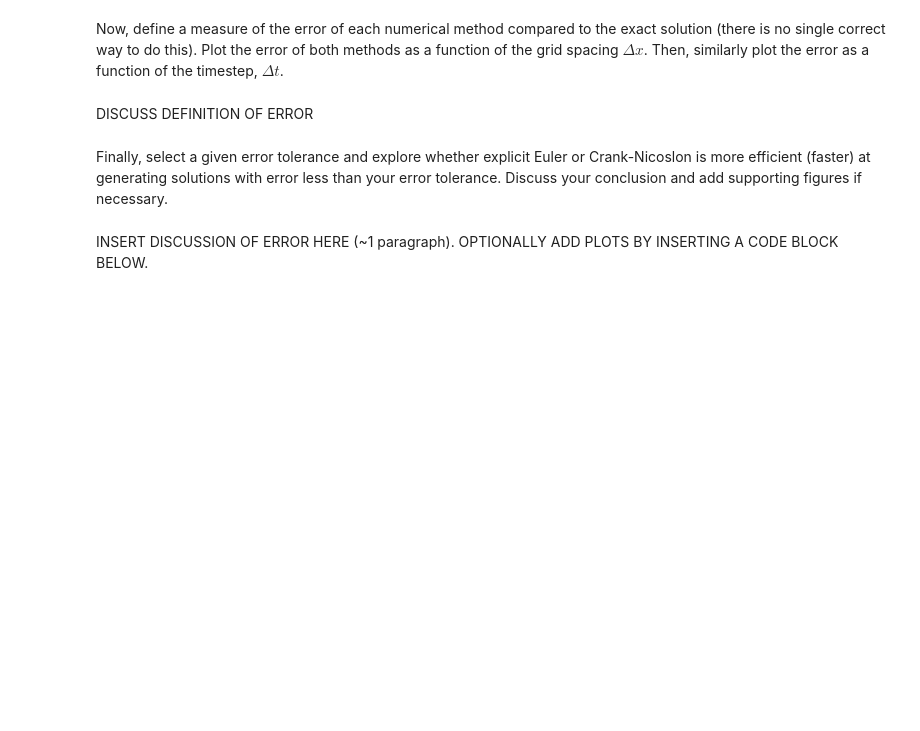
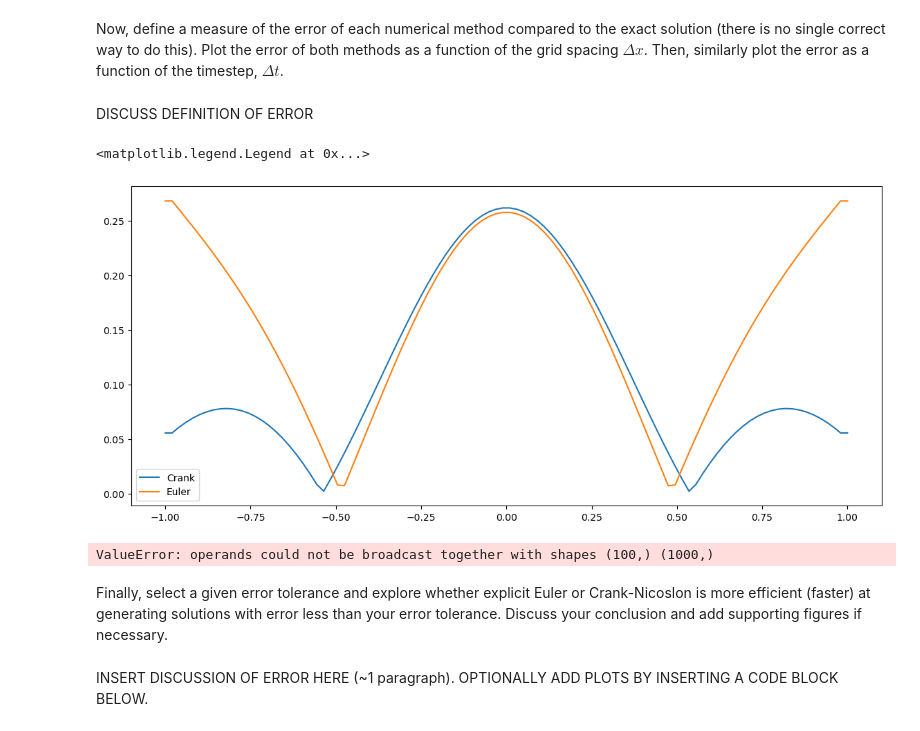
Before and after one commit to Sam0fc/QCES, a Jupyter notebook: Project1_numerical_methods.ipynb, the cells around one changed output. Cells and saved outputs as stored; diff of their text form; code cells hidden in the pictures; blank space fills up the shorter version.

```diff
--- a/Project1_numerical_methods.ipynb
+++ b/Project1_numerical_methods.ipynb
@@ -186,3 +199,23 @@ DISCUSS DEFINITION OF ERROR
+# %%
+# Add code to plot error here
+
+def error(actual,model):
+    err = abs(model-actual)
+    return err
+
+actual = set_ics(x,kappa,10)
+
+plt.figure(figsize=(14,6))
+plt.plot(x,error(actual,c_CN[:,-1]),label='Crank')
+plt.plot(x,error(actual,c_EE[:,-1]),label='Euler')
+plt.legend()
+# %% [output]
+<matplotlib.legend.Legend at 0x...>
+[figure, added]
+# %%
+plt.plot(t,set_ics(x,kappa,t))
+# %% [output]
+ValueError: operands could not be broadcast together with shapes (100,) (1000,)
 # %% [markdown]
 Finally, select a given error tolerance and explore whether explicit Euler or Crank-Nicoslon is more efficient (faster) at generating solutions with error less than your error tolerance. Discuss your conclusion and add supporting figures if necessary.
 # %% [markdown]
```
Also changed, not shown: parts of 6 cells of this notebook, 1 other file.
